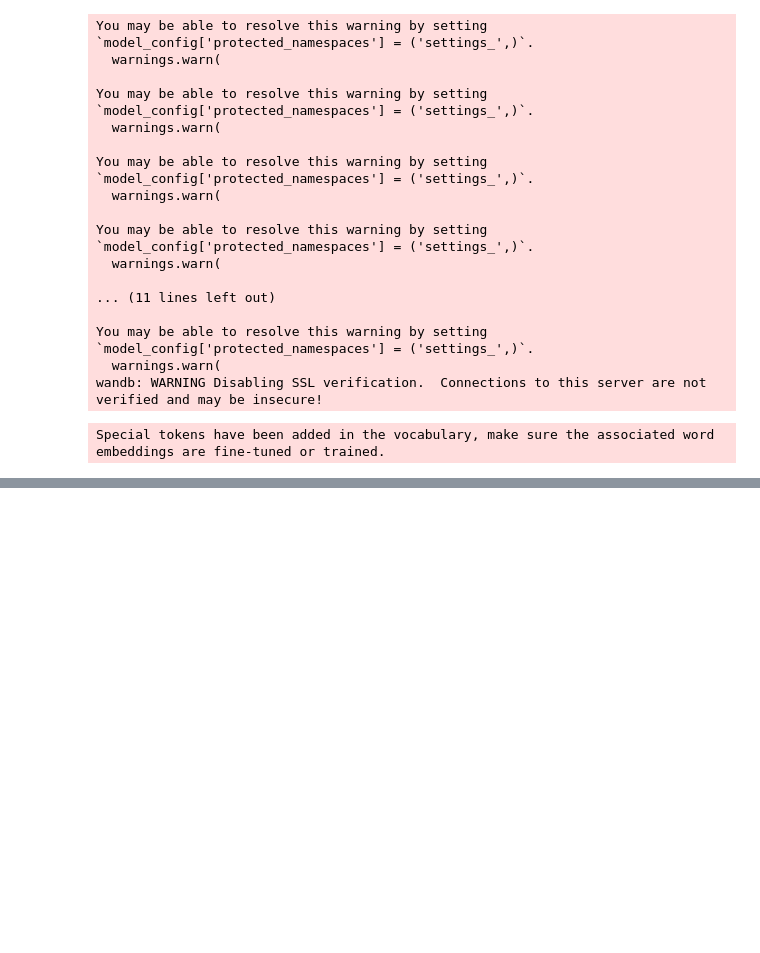
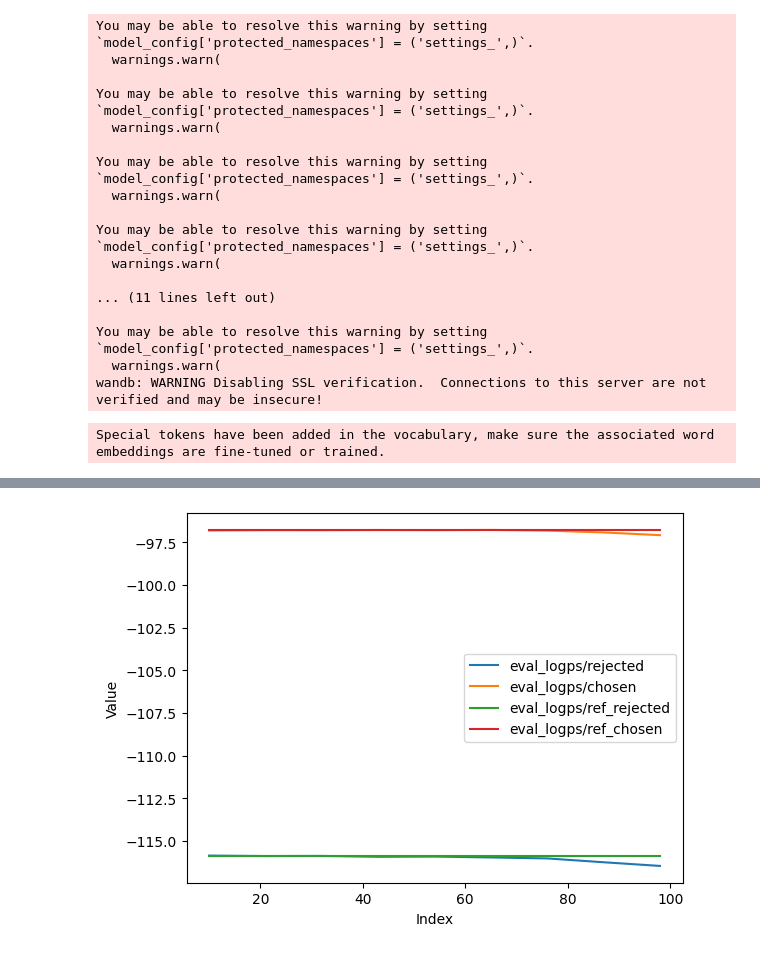
Before and after one commit to sergeykochetkov/turbo-alignment, a Jupyter notebook: tutorials/dpo/dpo.ipynb, the cells around one changed output, grey strips where cells are left out. Saved outputs shown, nothing was run; the diff lists cells and outputs as text; code cells hidden in the pictures; blank space fills up the shorter version.

```diff
--- a/tutorials/dpo/dpo.ipynb
+++ b/tutorials/dpo/dpo.ipynb
@@ -345,0 +387,12 @@ strategy.trainer.state.log_history
+# %%
+num_mask = ~log_df['eval_loss'].isna()
+eval_keys=['eval_logps/rejected',
+       'eval_logps/chosen', 'eval_logps/ref_rejected', 'eval_logps/ref_chosen']
+
+log_df[num_mask].plot(y=eval_keys)
+plt.legend()
+plt.xlabel('Index')
+plt.ylabel('Value')
+plt.show()
+# %% [output]
+[figure, added]
```
Also changed, not shown: parts of 30 cells of this notebook.
